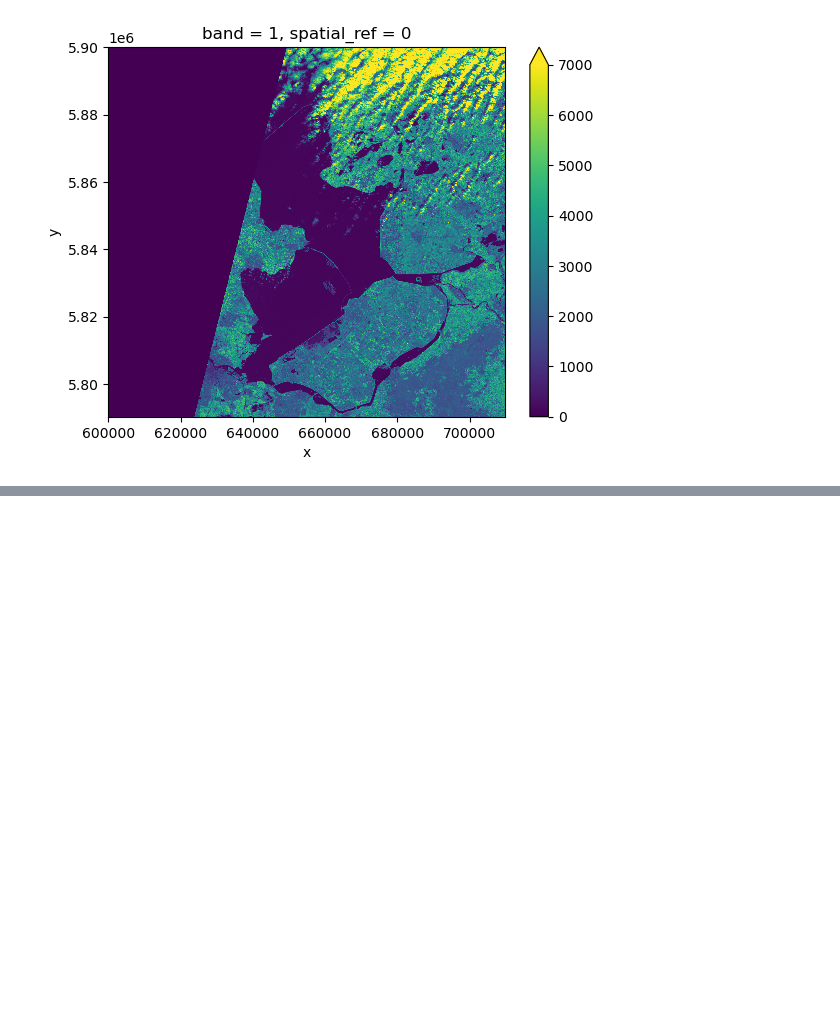
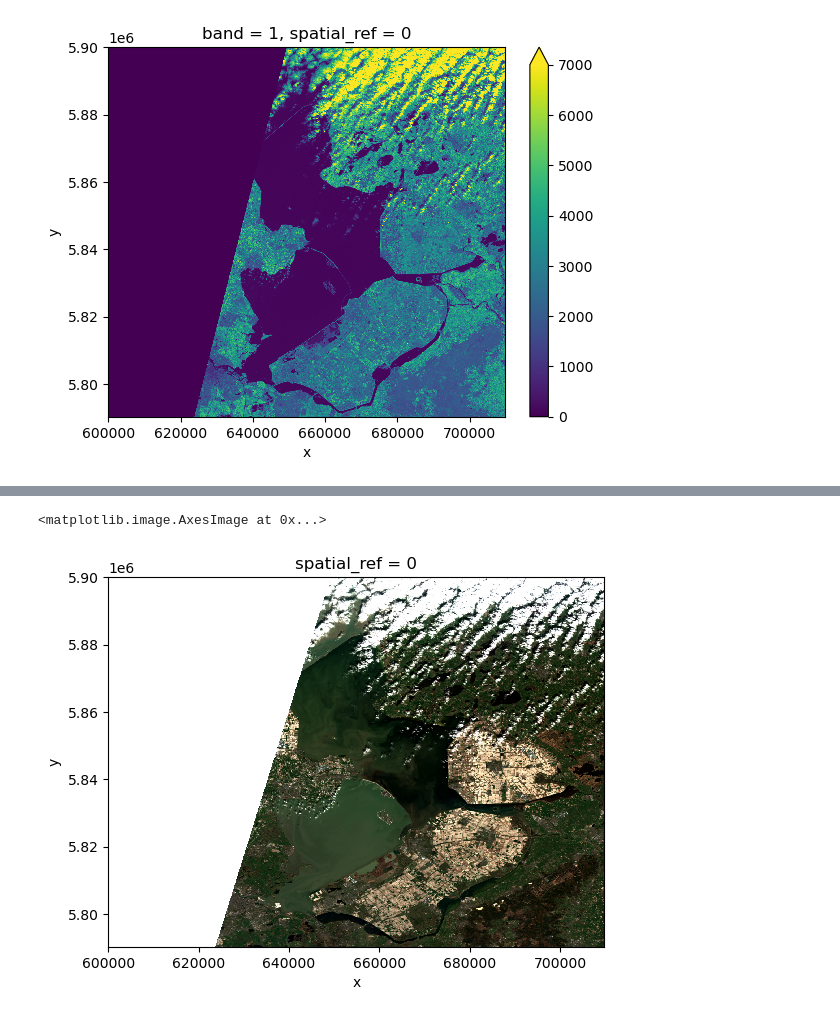
Before and after one commit to esciencecenter-digital-skills/2023-05-08-ds-geospatial-python, a Jupyter notebook: files/02-raster-data.ipynb, the cells around one changed output, grey strips where cells are left out. Cells and saved outputs as stored; diff of their text form; code cells hidden in the pictures; blank space fills up the shorter version.

```diff
--- a/files/02-raster-data.ipynb
+++ b/files/02-raster-data.ipynb
@@ -89,0 +396,5 @@ raster.plot(vmin=0, vmax=7000)
+# %%
+visual_overview_2.plot.imshow(robust=True)
+# %% [output]
+<matplotlib.image.AxesImage at 0x...>
+[figure, added]
```
Also changed, not shown: parts of 47 cells of this notebook.
